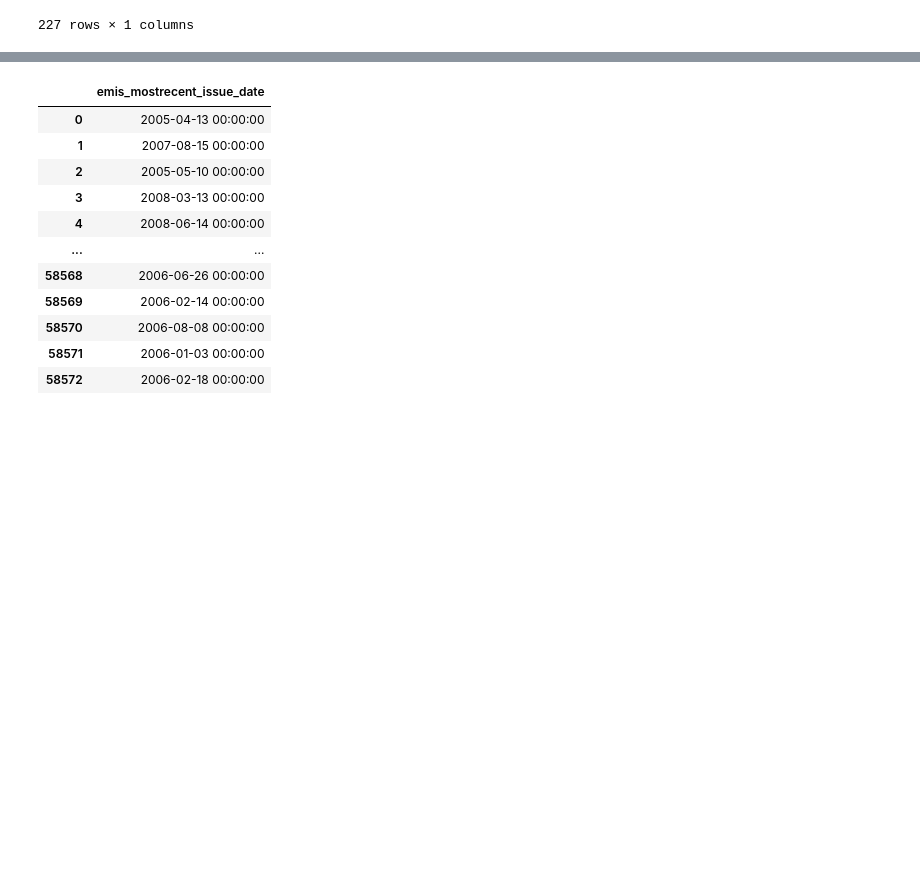
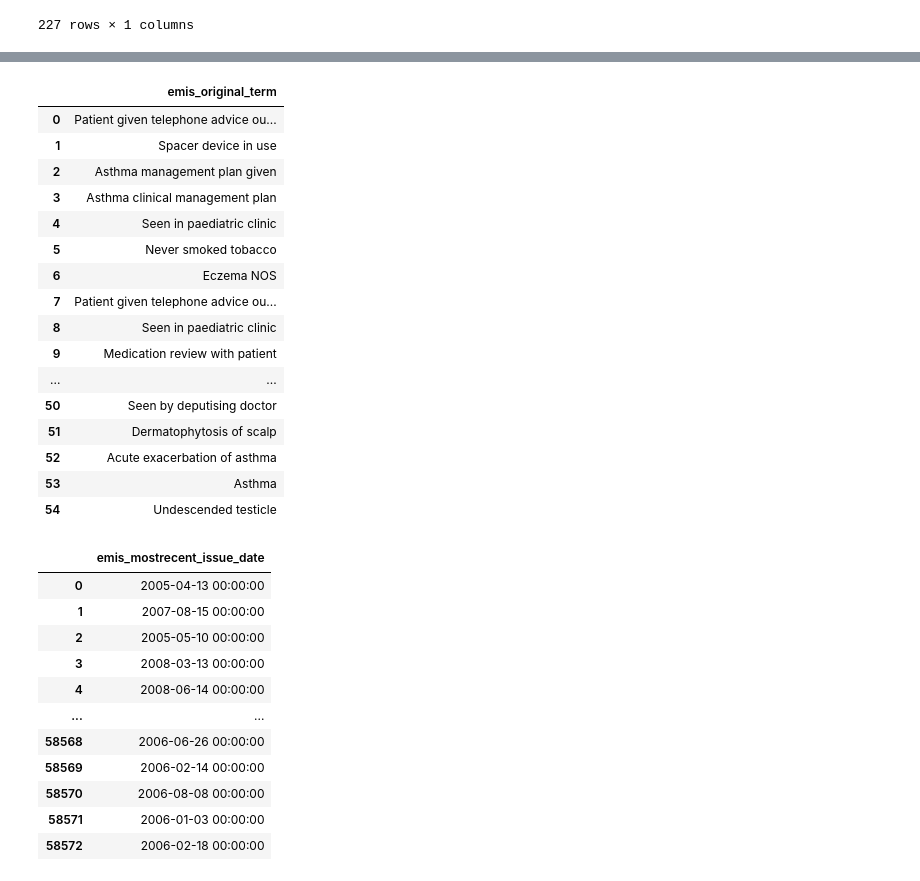
Before and after one commit to rpenn97/EMIS_task, a Jupyter notebook: solution/solution_py.ipynb, the cells around one changed output, grey strips where cells are left out. Drawn from its saved outputs; the diff is of its cells as text; code cells hidden in the pictures; blank space fills up the shorter version.

```diff
--- a/solution/solution_py.ipynb
+++ b/solution/solution_py.ipynb
@@ -296,0 +328,22 @@ psql.sqldf("""
+# %%
+psql.sqldf("""SELECT emis_original_term FROM observation_table
+           WHERE observation_table.registration_guid = '3D04BEBE-0AAA-4CE2-B710-718BDC1AA1C0'
+           LIMIT 55""")
+# %% [output]
+|  | emis_original_term |
+| 0 | Patient given telephone advice ou... |
+| 1 | Spacer device in use |
+| 2 | Asthma management plan given |
+| 3 | Asthma clinical management plan |
+| 4 | Seen in paediatric clinic |
+| 5 | Never smoked tobacco |
+| 6 | Eczema NOS |
+| 7 | Patient given telephone advice ou... |
+| 8 | Seen in paediatric clinic |
+| 9 | Medication review with patient |
+| ... | ... |
+| 50 | Seen by deputising doctor |
+| 51 | Dermatophytosis of scalp |
+| 52 | Acute exacerbation of asthma |
+| 53 | Asthma |
+| 54 | Undescended testicle |
```
Also changed, not shown: parts of 3 cells of this notebook.
